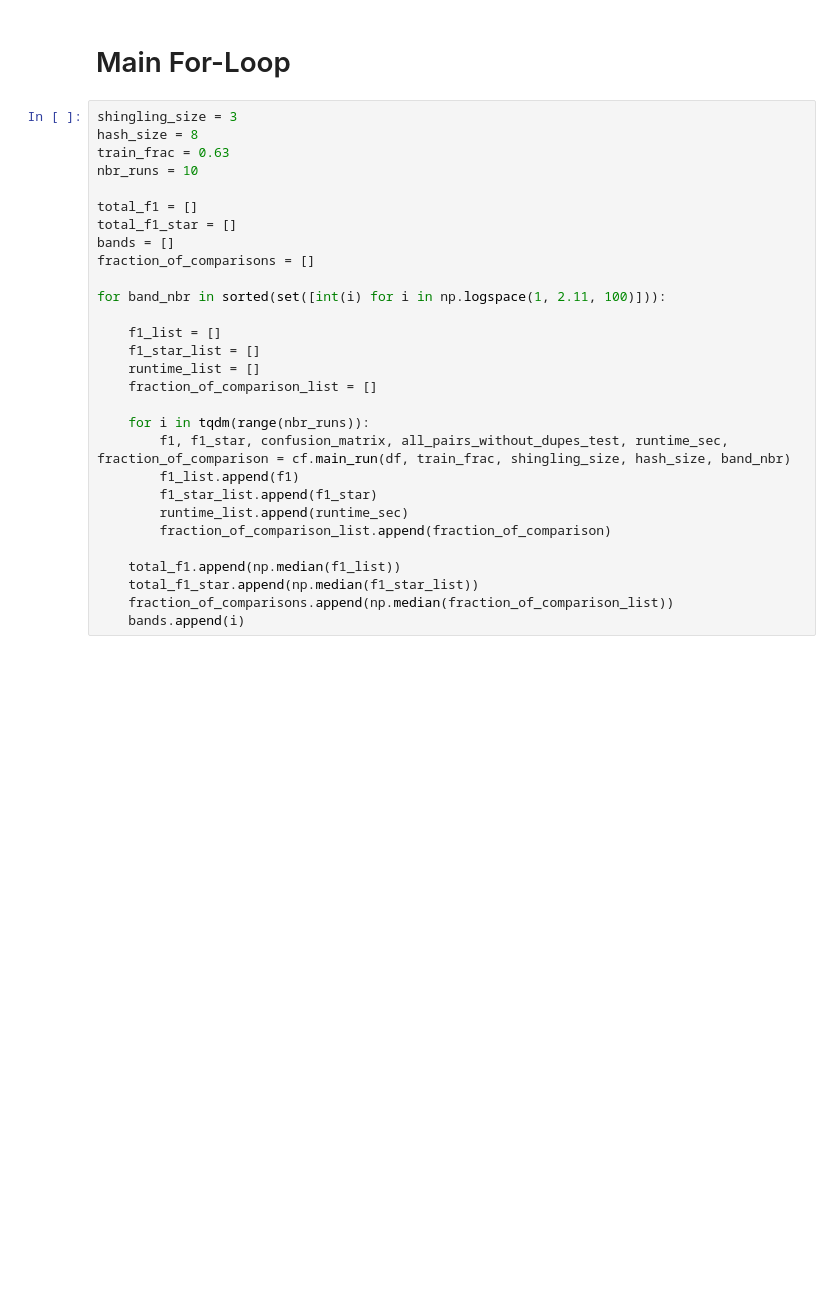
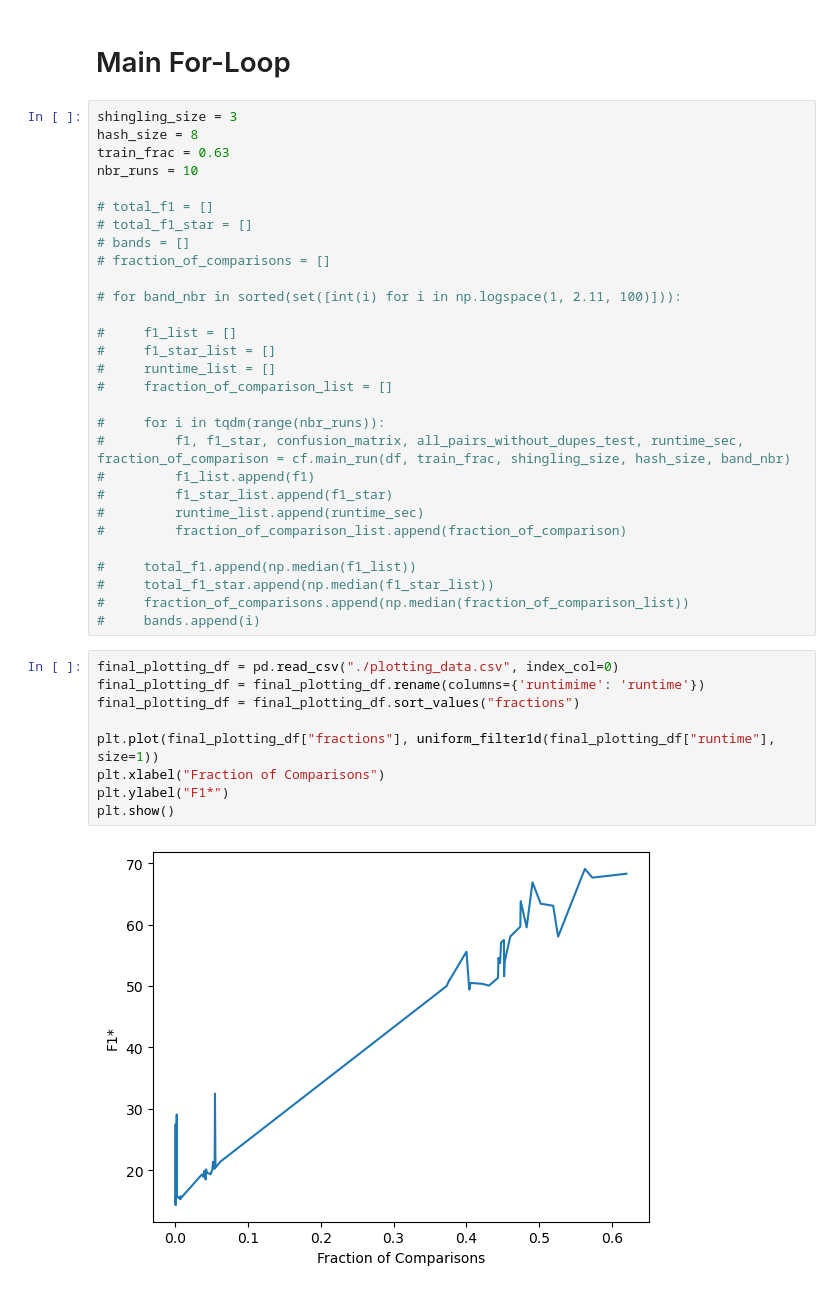
Before and after one commit to victormorizon/cs-lsh, a Jupyter notebook: main.ipynb, the cells around one changed output. Drawn from its saved outputs; the diff is of its cells as text; blank space fills up the shorter version.

```diff
--- a/main.ipynb
+++ b/main.ipynb
@@ -79,26 +81,37 @@ hash_size = 8
 train_frac = 0.63
 nbr_runs = 10
 
-total_f1 = []
-total_f1_star = []
-bands = []
-fraction_of_comparisons = []
+# total_f1 = []
+# total_f1_star = []
+# bands = []
+# fraction_of_comparisons = []
 
-for band_nbr in sorted(set([int(i) for i in np.logspace(1, 2.11, 100)])):
+# for band_nbr in sorted(set([int(i) for i in np.logspace(1, 2.11, 100)])):
 
-    f1_list = []
-    f1_star_list = []
-    runtime_list = []
-    fraction_of_comparison_list = []
+#     f1_list = []
+#     f1_star_list = []
+#     runtime_list = []
+#     fraction_of_comparison_list = []
 
-    for i in tqdm(range(nbr_runs)):
-        f1, f1_star, confusion_matrix, all_pairs_without_dupes_test, runtime_sec, fraction_of_comparison = cf.main_run(df, train_frac, shingling_size, hash_size, band_nbr)
-        f1_list.append(f1)
-        f1_star_list.append(f1_star)
-        runtime_list.append(runtime_sec)
-        fraction_of_comparison_list.append(fraction_of_comparison)
+#     for i in tqdm(range(nbr_runs)):
+#         f1, f1_star, confusion_matrix, all_pairs_without_dupes_test, runtime_sec, fraction_of_comparison = cf.main_run(df, train_frac, shingling_size, hash_size, band_nbr)
+#         f1_list.append(f1)
+#         f1_star_list.append(f1_star)
+#         runtime_list.append(runtime_sec)
+#         fraction_of_comparison_list.append(fraction_of_comparison)
 
-    total_f1.append(np.median(f1_list))
-    total_f1_star.append(np.median(f1_star_list))
-    fraction_of_comparisons.append(np.median(fraction_of_comparison_list))
-    bands.append(i)
+#     total_f1.append(np.median(f1_list))
+#     total_f1_star.append(np.median(f1_star_list))
+#     fraction_of_comparisons.append(np.median(fraction_of_comparison_list))
+#     bands.append(i)
+# %%
+final_plotting_df = pd.read_csv("./plotting_data.csv", index_col=0)
+final_plotting_df = final_plotting_df.rename(columns={'runtimime': 'runtime'})
+final_plotting_df = final_plotting_df.sort_values("fractions")
+
+plt.plot(final_plotting_df["fractions"], uniform_filter1d(final_plotting_df["runtime"], size=1))
+plt.xlabel("Fraction of Comparisons")
+plt.ylabel("F1*")
+plt.show()
+# %% [output]
+[figure, added]
```
Also changed, not shown: parts of 1 cell of this notebook, 1 other file.
